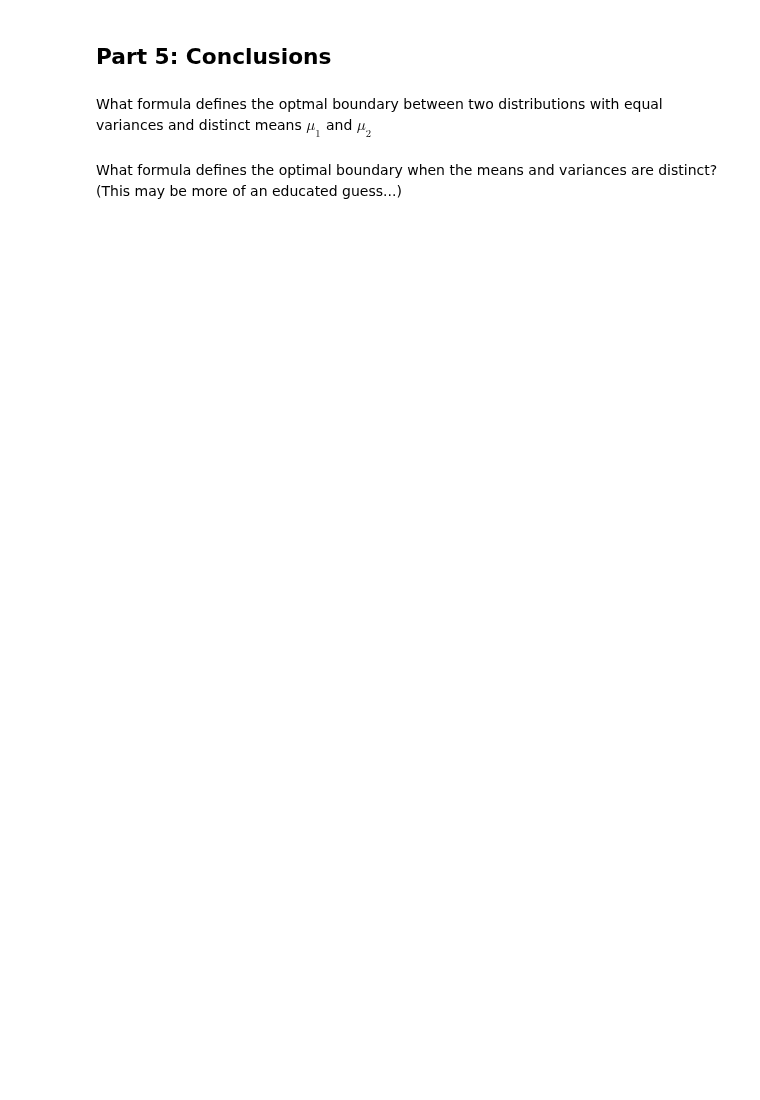
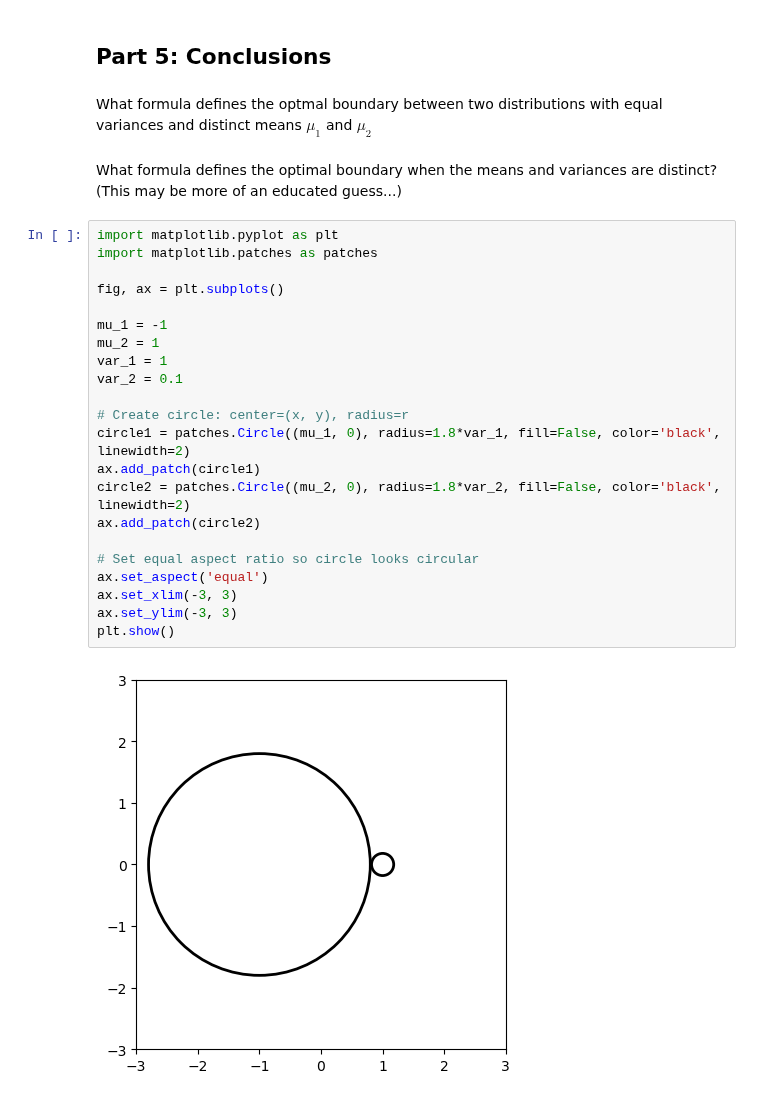
Before and after one commit to AET-CS/aet-cs.github.io, a Jupyter notebook: white/2025/ML/notebooks/bayes_error_assignment.ipynb, the cells around one changed output. Drawn from its saved outputs; the diff is of its cells as text; blank space fills up the shorter version.

```diff
--- a/white/2025/ML/notebooks/bayes_error_assignment.ipynb
+++ b/white/2025/ML/notebooks/bayes_error_assignment.ipynb
@@ -261,3 +266,27 @@ Error rate: 0.074 (7.4%)
 What formula defines the optmal boundary between two distributions with equal variances and distinct means $\mu_1$ and $\mu_2$
 # %% [markdown]
 What formula defines the optimal boundary when the means and variances are distinct? (This may be more of an educated guess...)
+# %%
+import matplotlib.pyplot as plt
+import matplotlib.patches as patches
+
+fig, ax = plt.subplots()
+
+mu_1 = -1
+mu_2 = 1
+var_1 = 1
+var_2 = 0.1
+
+# Create circle: center=(x, y), radius=r
+circle1 = patches.Circle((mu_1, 0), radius=1.8*var_1, fill=False, color='black', linewidth=2)
+ax.add_patch(circle1)
+circle2 = patches.Circle((mu_2, 0), radius=1.8*var_2, fill=False, color='black', linewidth=2)
+ax.add_patch(circle2)
+
+# Set equal aspect ratio so circle looks circular
+ax.set_aspect('equal')
+ax.set_xlim(-3, 3)
+ax.set_ylim(-3, 3)
+plt.show()
+# %% [output]
+[figure, added]
```
Also changed, not shown: parts of 13 cells of this notebook, 4 other files.
